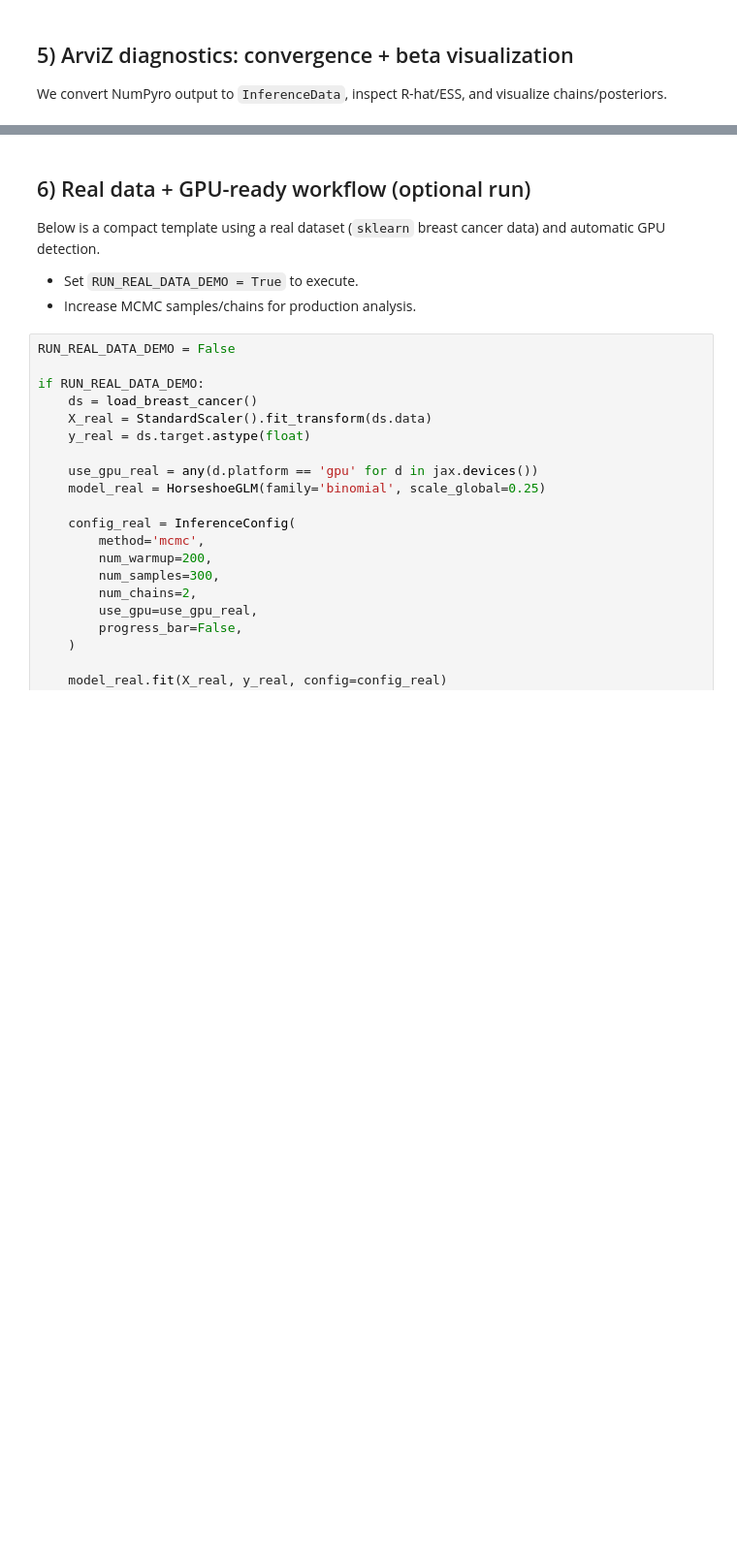
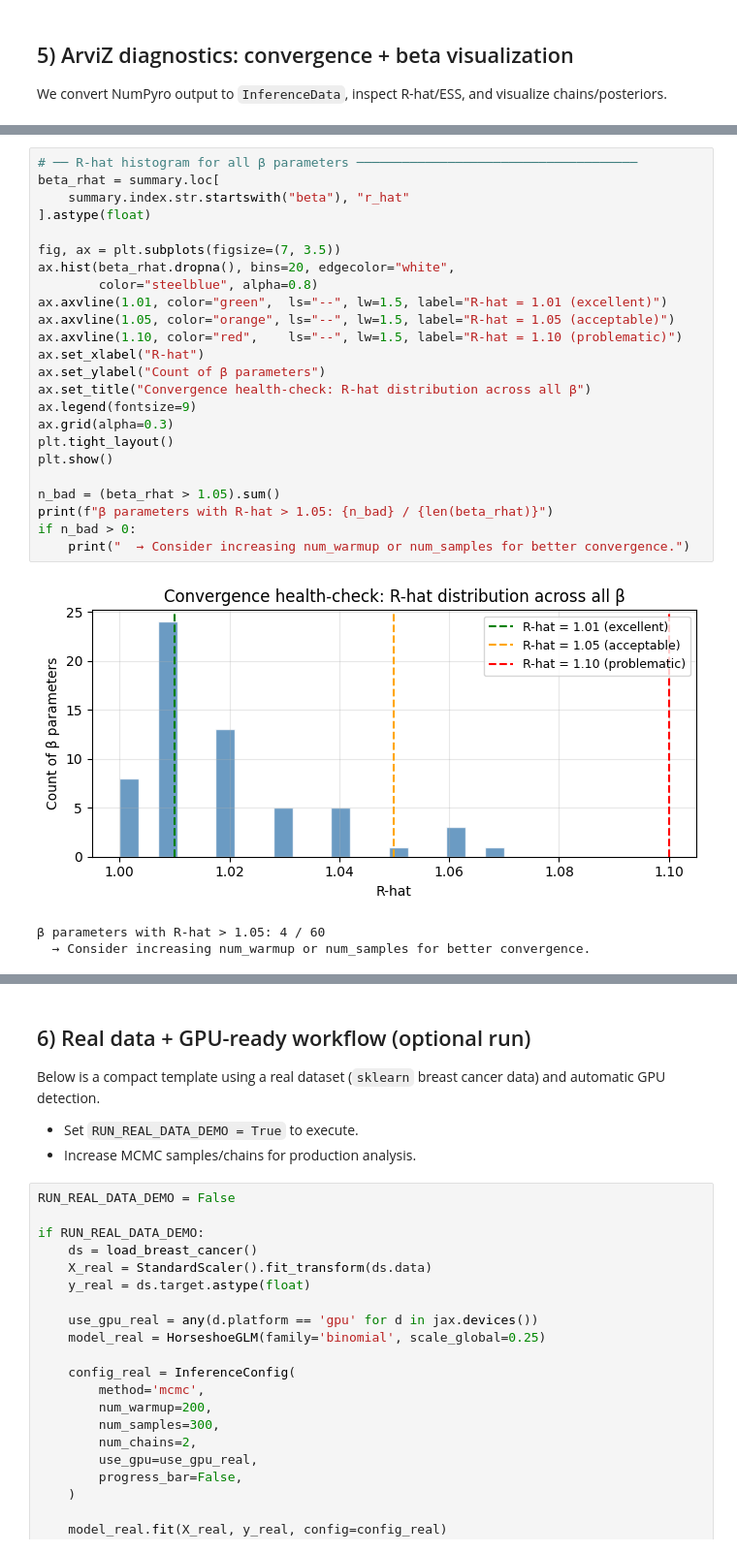
Before and after one commit to MacroMagic/bayesian_feature_selection, a Jupyter notebook: demo/horseshoe_mcmc_feature_selection_demo.ipynb, the cells around one changed output, grey strips where cells are left out. Shown at 97% size. Saved outputs shown, nothing was run; the diff lists cells and outputs as text; blank space fills up the shorter version.

```diff
--- a/demo/horseshoe_mcmc_feature_selection_demo.ipynb
+++ b/demo/horseshoe_mcmc_feature_selection_demo.ipynb
@@ -178,3 +373,31 @@ print('Convergence guideline: R-hat near 1.00 and reasonably large ESS.')
+# %%
+# ── R-hat histogram for all β parameters ─────────────────────────────────────
+beta_rhat = summary.loc[
+    summary.index.str.startswith("beta"), "r_hat"
+].astype(float)
+
+fig, ax = plt.subplots(figsize=(7, 3.5))
+ax.hist(beta_rhat.dropna(), bins=20, edgecolor="white",
+        color="steelblue", alpha=0.8)
+ax.axvline(1.01, color="green",  ls="--", lw=1.5, label="R-hat = 1.01 (excellent)")
+ax.axvline(1.05, color="orange", ls="--", lw=1.5, label="R-hat = 1.05 (acceptable)")
+ax.axvline(1.10, color="red",    ls="--", lw=1.5, label="R-hat = 1.10 (problematic)")
+ax.set_xlabel("R-hat")
+ax.set_ylabel("Count of β parameters")
+ax.set_title("Convergence health-check: R-hat distribution across all β")
+ax.legend(fontsize=9)
+ax.grid(alpha=0.3)
+plt.tight_layout()
+plt.show()
+
+n_bad = (beta_rhat > 1.05).sum()
+print(f"β parameters with R-hat > 1.05: {n_bad} / {len(beta_rhat)}")
+if n_bad > 0:
+    print("  → Consider increasing num_warmup or num_samples for better convergence.")
+# %% [output]
+[figure, added]
+β parameters with R-hat > 1.05: 4 / 60
+  → Consider increasing num_warmup or num_samples for better convergence.
 # %%
 # Trace plot for global parameters
 az.plot_trace(idata, var_names=['tau', 'c2'])
```
Also changed, not shown: parts of 21 cells of this notebook, 3 other files.
